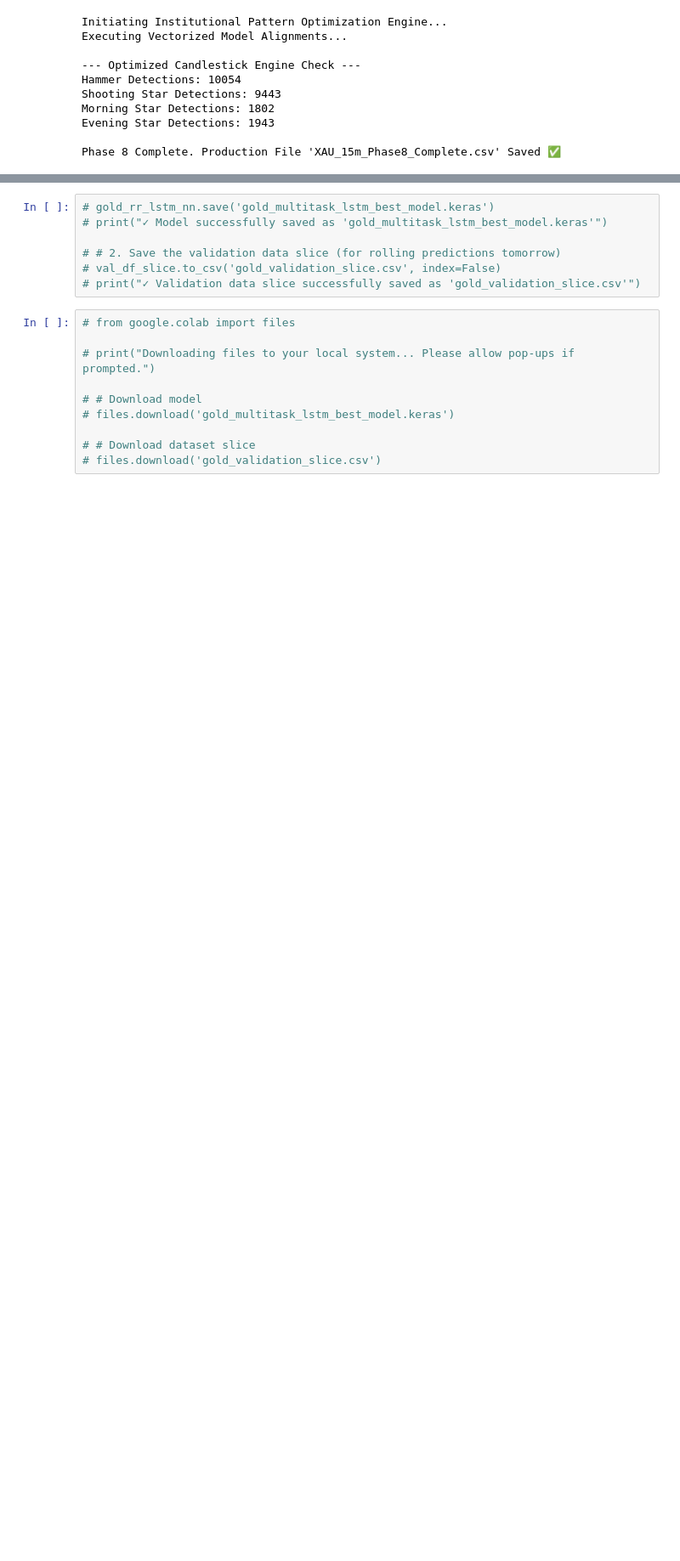
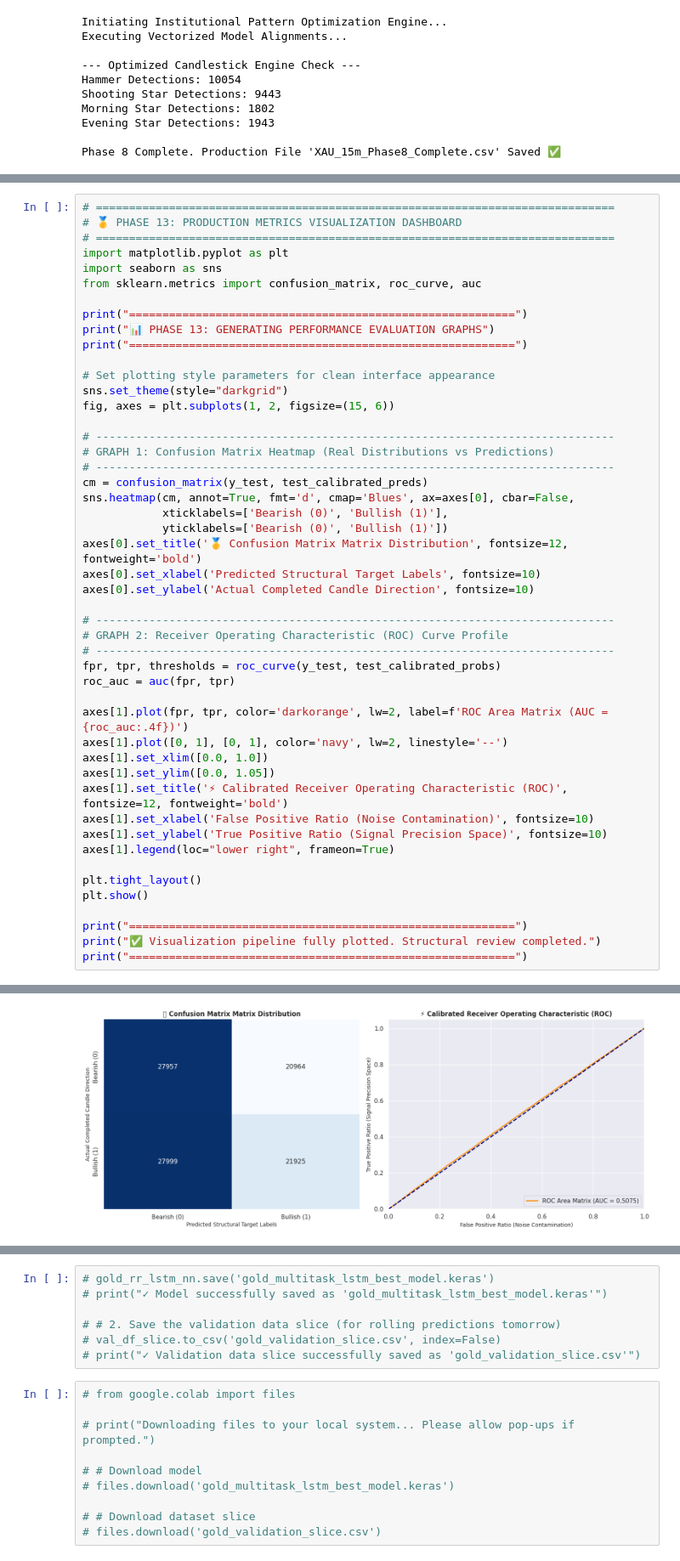
Before and after one commit to vikashkumar-raj/AI-Candlestick-Prediction, a Jupyter notebook: Gold_AI_Project.ipynb, the cells around one changed output, grey strips where cells are left out. Shown at 85% size. Cells and saved outputs as stored; diff of their text form; blank space fills up the shorter version.

```diff
--- a/Gold_AI_Project.ipynb
+++ b/Gold_AI_Project.ipynb
@@ -3091,0 +3267,49 @@ Trade Quality: Moderate Setup
+# %%
+# ==============================================================================
+# 🥇 PHASE 13: PRODUCTION METRICS VISUALIZATION DASHBOARD
+# ==============================================================================
+import matplotlib.pyplot as plt
+import seaborn as sns
+from sklearn.metrics import confusion_matrix, roc_curve, auc
+
+print("==========================================================")
+print("📊 PHASE 13: GENERATING PERFORMANCE EVALUATION GRAPHS")
+print("==========================================================")
+
+# Set plotting style parameters for clean interface appearance
+sns.set_theme(style="darkgrid")
+fig, axes = plt.subplots(1, 2, figsize=(15, 6))
+
+# ------------------------------------------------------------------------------
+# GRAPH 1: Confusion Matrix Heatmap (Real Distributions vs Predictions)
+# ------------------------------------------------------------------------------
+cm = confusion_matrix(y_test, test_calibrated_preds)
+sns.heatmap(cm, annot=True, fmt='d', cmap='Blues', ax=axes[0], cbar=False,
+            xticklabels=['Bearish (0)', 'Bullish (1)'],
+            yticklabels=['Bearish (0)', 'Bullish (1)'])
+axes[0].set_title('🥇 Confusion Matrix Matrix Distribution', fontsize=12, fontweight='bold')
+axes[0].set_xlabel('Predicted Structural Target Labels', fontsize=10)
+axes[0].set_ylabel('Actual Completed Candle Direction', fontsize=10)
+
+# ------------------------------------------------------------------------------
+# GRAPH 2: Receiver Operating Characteristic (ROC) Curve Profile
+# ------------------------------------------------------------------------------
+fpr, tpr, thresholds = roc_curve(y_test, test_calibrated_probs)
+roc_auc = auc(fpr, tpr)
+
+axes[1].plot(fpr, tpr, color='darkorange', lw=2, label=f'ROC Area Matrix (AUC = {roc_auc:.4f})')
+axes[1].plot([0, 1], [0, 1], color='navy', lw=2, linestyle='--')
+axes[1].set_xlim([0.0, 1.0])
+axes[1].set_ylim([0.0, 1.05])
+axes[1].set_title('⚡ Calibrated Receiver Operating Characteristic (ROC)', fontsize=12, fontweight='bold')
+axes[1].set_xlabel('False Positive Ratio (Noise Contamination)', fontsize=10)
+axes[1].set_ylabel('True Positive Ratio (Signal Precision Space)', fontsize=10)
+axes[1].legend(loc="lower right", frameon=True)
+
+plt.tight_layout()
+plt.show()
+
+print("==========================================================")
+print("✅ Visualization pipeline fully plotted. Structural review completed.")
+print("==========================================================")
+# %% [output]
@@ -3091,0 +3319 @@ Trade Quality: Moderate Setup
+[figure, added]
```
Also changed, not shown: parts of 18 cells of this notebook.
